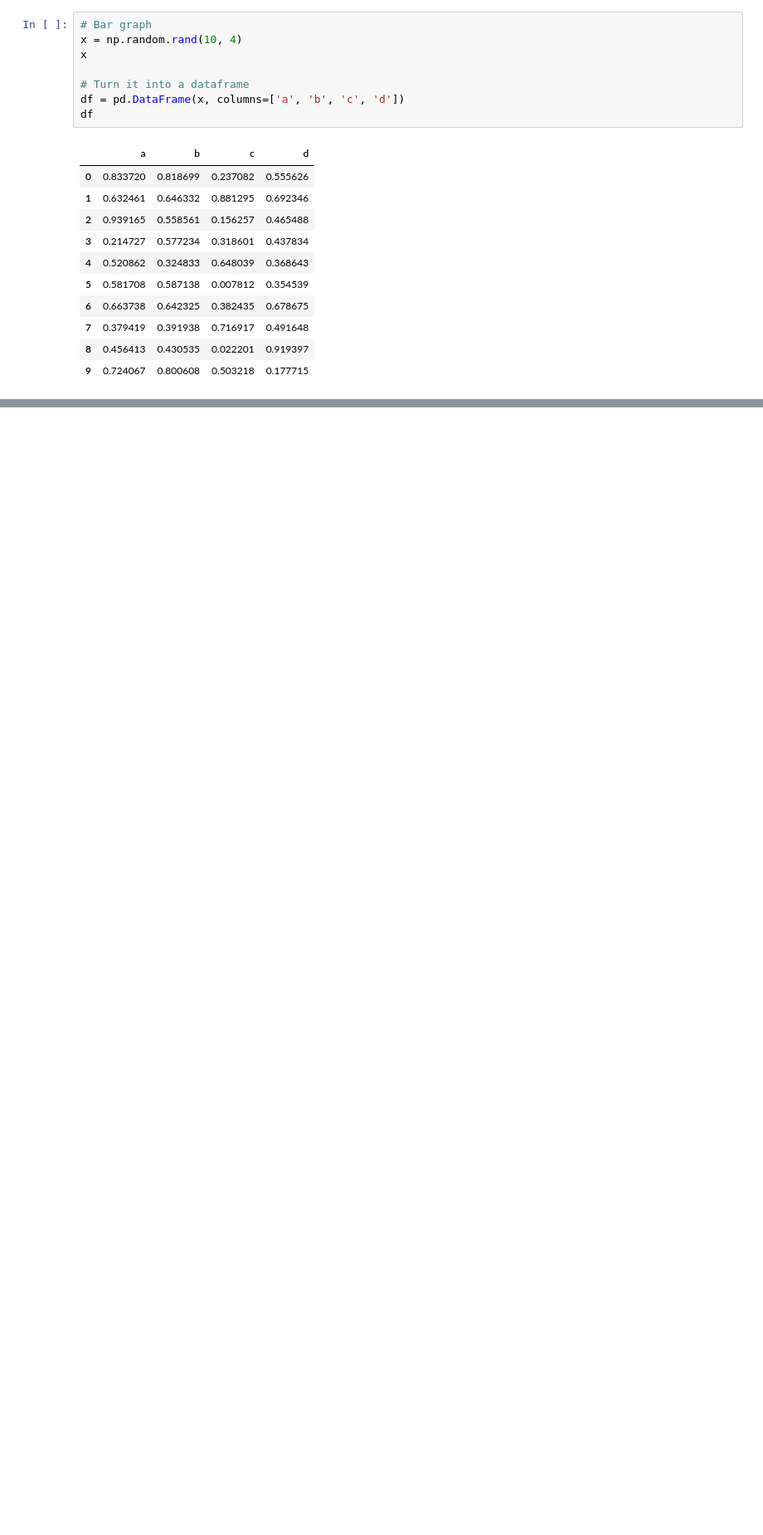
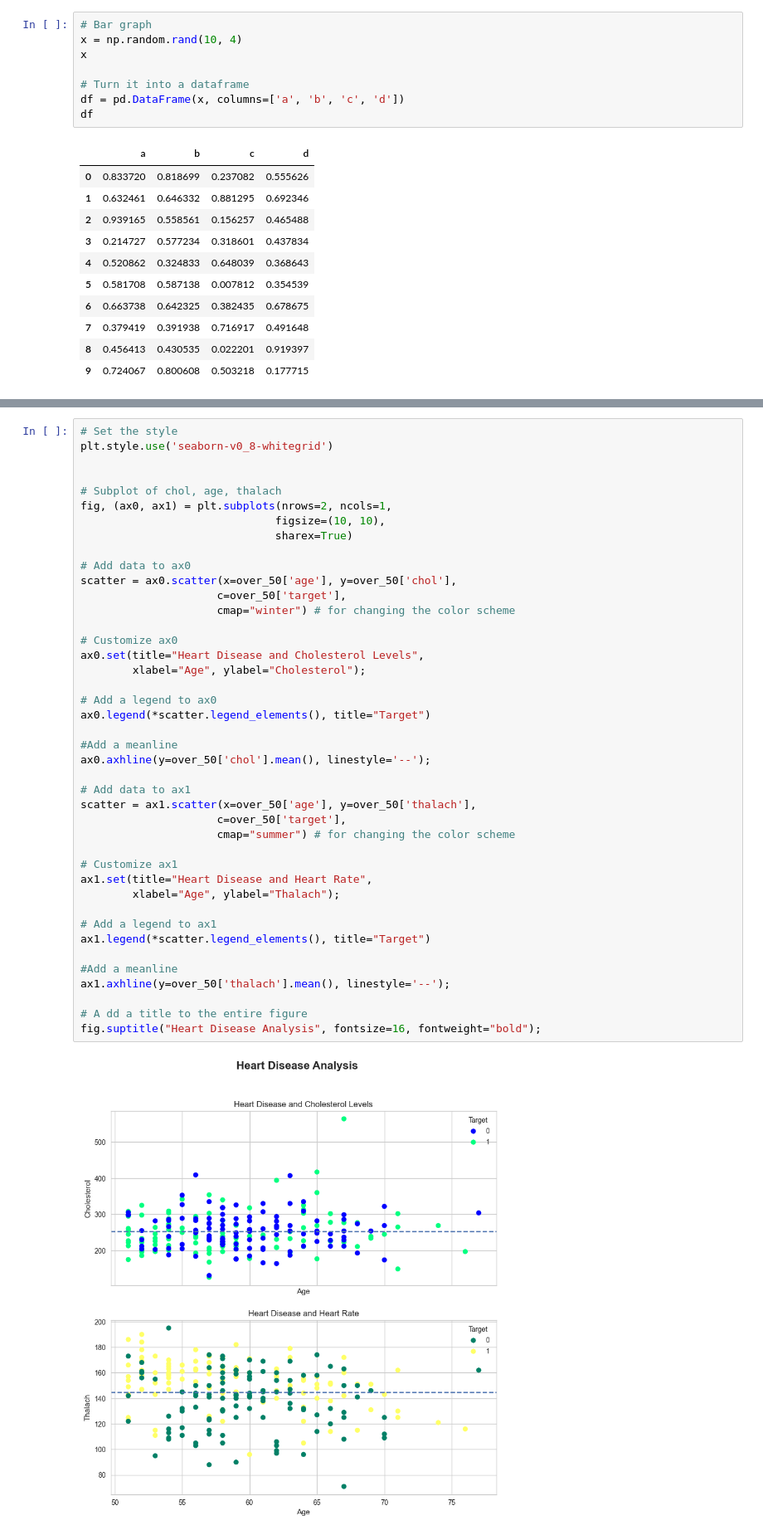
Before and after one commit to DHughes666/ML_Project_Uno, a Jupyter notebook: Data Visualization.ipynb, the cells around one changed output, grey strips where cells are left out. Shown at 83% size. Saved outputs shown, nothing was run; the diff lists cells and outputs as text; blank space fills up the shorter version.

```diff
--- a/Data Visualization.ipynb
+++ b/Data Visualization.ipynb
@@ -807,0 +897,44 @@ ax.set(title="Random Number Bar Graph from DataFrame",
+# %%
+# Set the style
+plt.style.use('seaborn-v0_8-whitegrid')
+
+
+# Subplot of chol, age, thalach
+fig, (ax0, ax1) = plt.subplots(nrows=2, ncols=1,
+                              figsize=(10, 10),
+                              sharex=True)
+
+# Add data to ax0
+scatter = ax0.scatter(x=over_50['age'], y=over_50['chol'],
+                     c=over_50['target'],
+                     cmap="winter") # for changing the color scheme
+
+# Customize ax0
+ax0.set(title="Heart Disease and Cholesterol Levels",
+        xlabel="Age", ylabel="Cholesterol");
+
+# Add a legend to ax0
+ax0.legend(*scatter.legend_elements(), title="Target")
+
+#Add a meanline
+ax0.axhline(y=over_50['chol'].mean(), linestyle='--');
+
+# Add data to ax1
+scatter = ax1.scatter(x=over_50['age'], y=over_50['thalach'],
+                     c=over_50['target'],
+                     cmap="summer") # for changing the color scheme
+
+# Customize ax1
+ax1.set(title="Heart Disease and Heart Rate",
+        xlabel="Age", ylabel="Thalach");
+
+# Add a legend to ax1
+ax1.legend(*scatter.legend_elements(), title="Target")
+
+#Add a meanline
+ax1.axhline(y=over_50['thalach'].mean(), linestyle='--');
+
+# A dd a title to the entire figure
+fig.suptitle("Heart Disease Analysis", fontsize=16, fontweight="bold");
+# %% [output]
+[figure, added]
```
Also changed, not shown: parts of 96 cells of this notebook.
